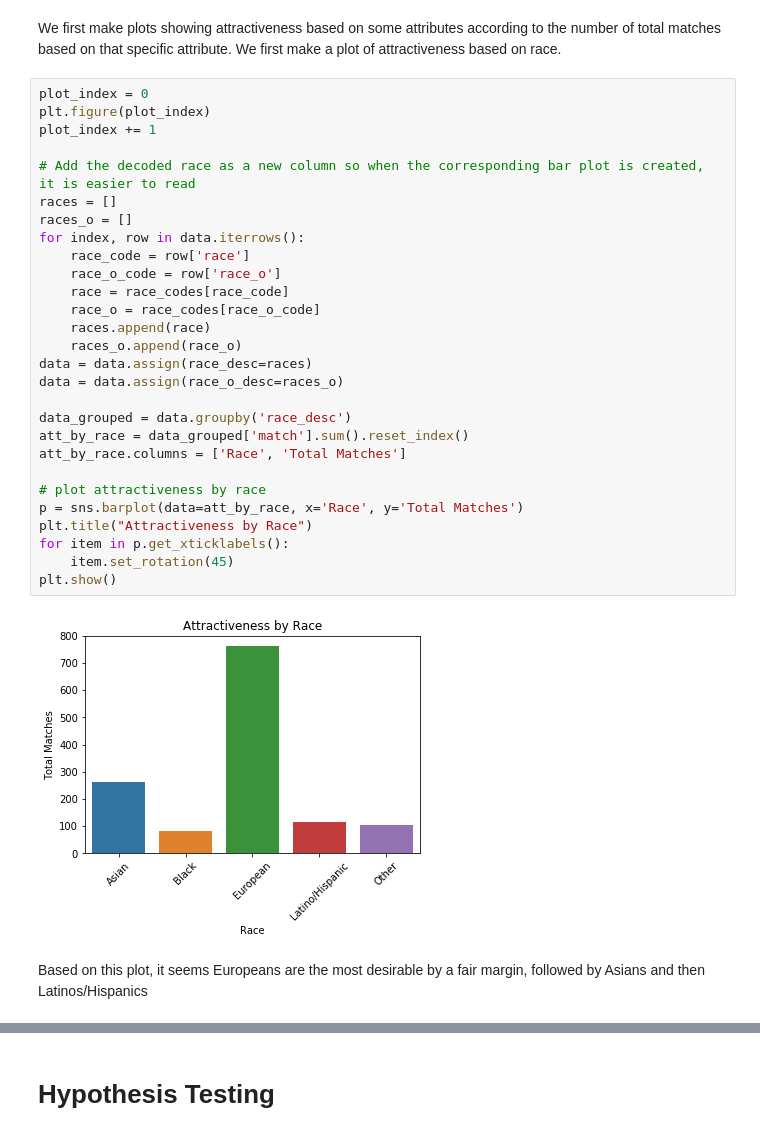
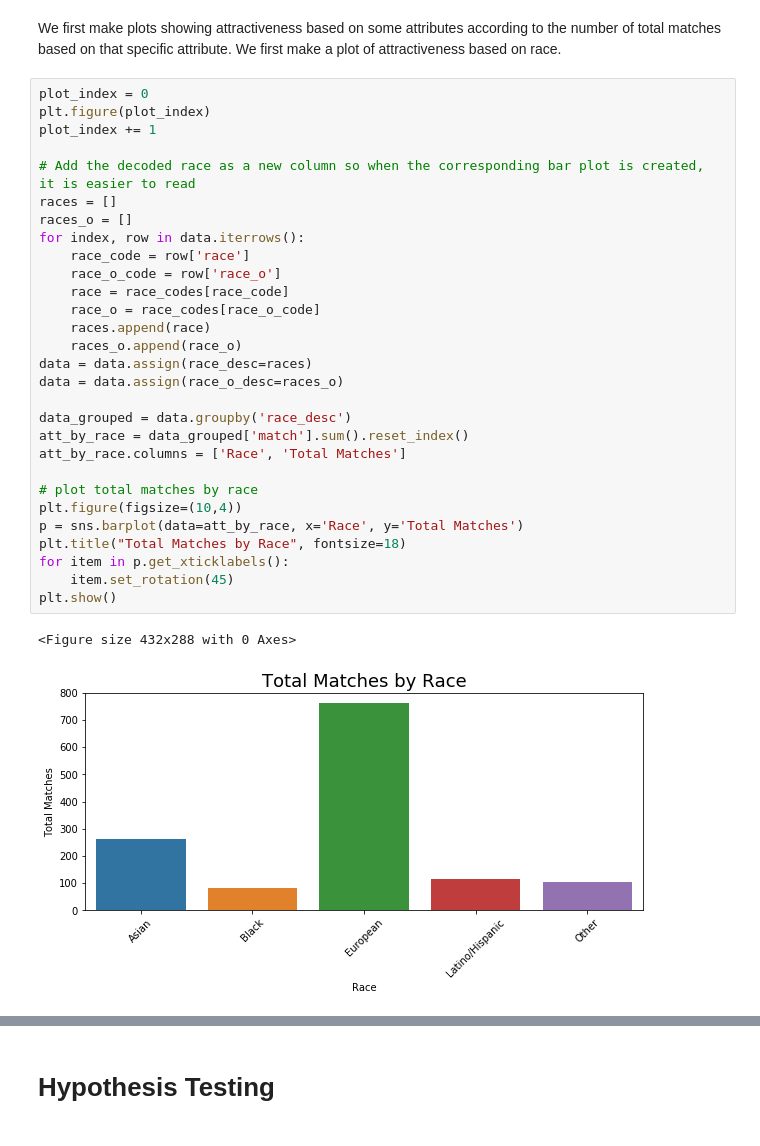
Before and after one commit to egao7/egao7.github.io, a Jupyter notebook: FinalTutorial/Li_Dennis_FinalTutorial.ipynb, the cells around one changed output, grey strips where cells are left out. Drawn from its saved outputs; the diff is of its cells as text.

```diff
--- a/FinalTutorial/Li_Dennis_FinalTutorial.ipynb
+++ b/FinalTutorial/Li_Dennis_FinalTutorial.ipynb
@@ -120,32 +120,32 @@ We first make plots showing attractiveness based on some attributes according to
 # %%
 plot_index = 0
 plt.figure(plot_index)
 plot_index += 1
 
 # Add the decoded race as a new column so when the corresponding bar plot is created, it is easier to read
 races = []
 races_o = []
 for index, row in data.iterrows():
     race_code = row['race']
     race_o_code = row['race_o']
     race = race_codes[race_code]
     race_o = race_codes[race_o_code]
     races.append(race)
     races_o.append(race_o)
 data = data.assign(race_desc=races)
 data = data.assign(race_o_desc=races_o)
 
 data_grouped = data.groupby('race_desc')
 att_by_race = data_grouped['match'].sum().reset_index()
 att_by_race.columns = ['Race', 'Total Matches']
 
-# plot attractiveness by race
+# plot total matches by race
+plt.figure(figsize=(10,4))
 p = sns.barplot(data=att_by_race, x='Race', y='Total Matches')
-plt.title("Attractiveness by Race")
+plt.title("Total Matches by Race", fontsize=18)
 for item in p.get_xticklabels():
     item.set_rotation(45)
 plt.show()
 # %% [output]
+<Figure size 432x288 with 0 Axes>
-[figure, old version]
+[figure, new version]
-# %% [markdown]
-Based on this plot, it seems Europeans are the most desirable by a fair margin, followed by Asians and then Latinos/Hispanics
```
Also changed, not shown: parts of 20 cells of this notebook.
